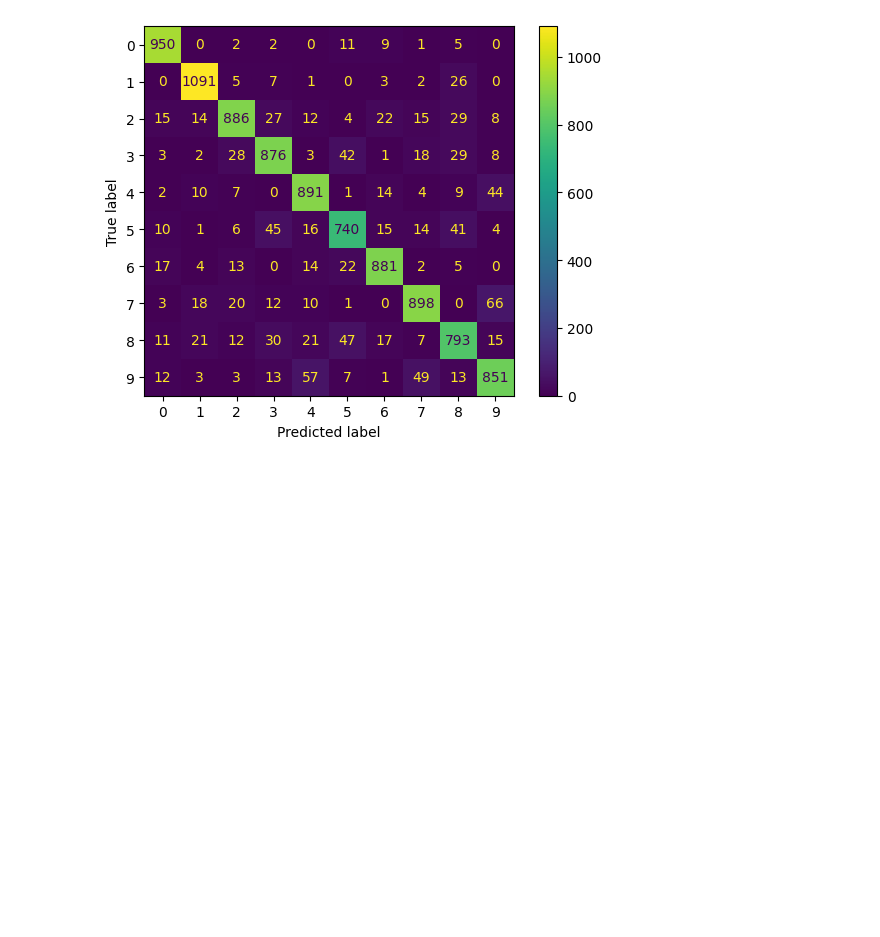
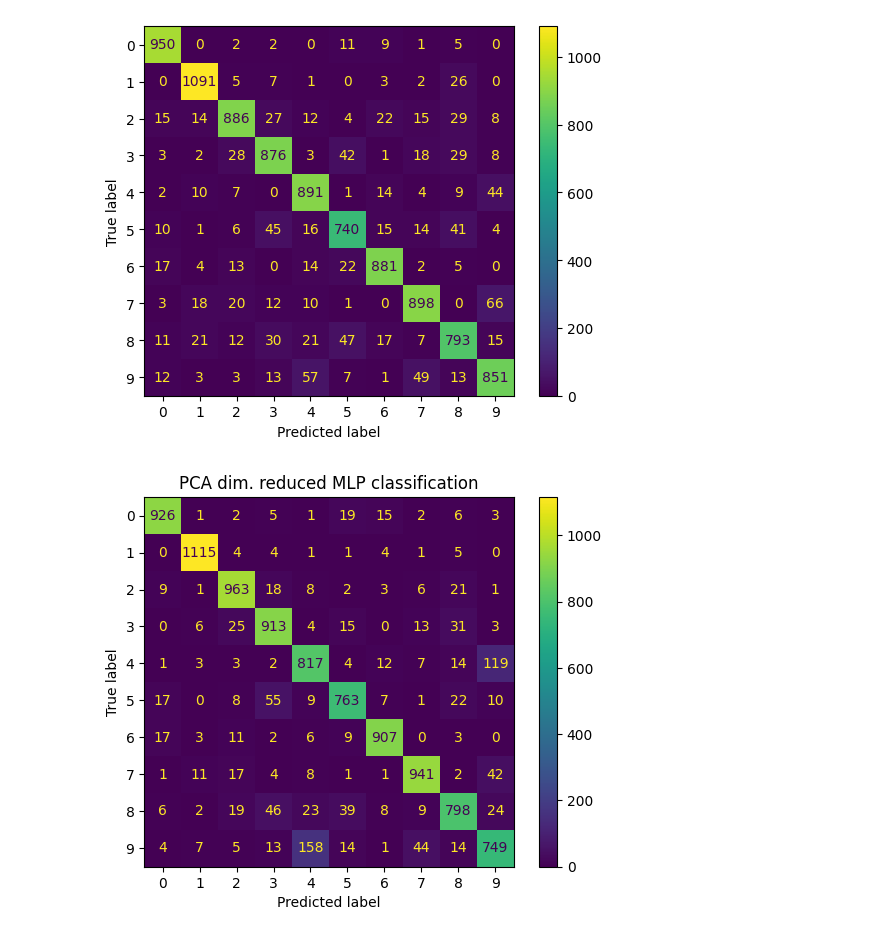
Before and after one commit to vismiroglou/ce7_ml_2023, a Jupyter notebook: Lecture 6/Exercise_Linear_discrimation_notebook_w_hints.ipynb, the cells around one changed output. Drawn from its saved outputs; the diff is of its cells as text; code cells hidden in the pictures; blank space fills up the shorter version.

```diff
--- a/Lecture 6/Exercise_Linear_discrimation_notebook_w_hints.ipynb
+++ b/Lecture 6/Exercise_Linear_discrimation_notebook_w_hints.ipynb
@@ -101,0 +91,12 @@ def mlp_clf(train_set, train_targets, test_set, test_targets, random_state=42):
+# %%
+#MLP for pca data
+clf_mlp = MLPClassifier([32], random_state=42)
+clf_mlp_pca = clf_mlp.fit(train_pca, train_targets)
+# %%
+cm = confusion_matrix(test_targets, clf_mlp_pca.predict(test_pca))
+disp = ConfusionMatrixDisplay(confusion_matrix=cm, display_labels=clf_mlp_pca.classes_)
+disp.plot()
+plt.title('PCA dim. reduced MLP classification')
+plt.show()
+# %% [output]
+[figure, added]
```
Also changed, not shown: parts of 4 cells of this notebook.
